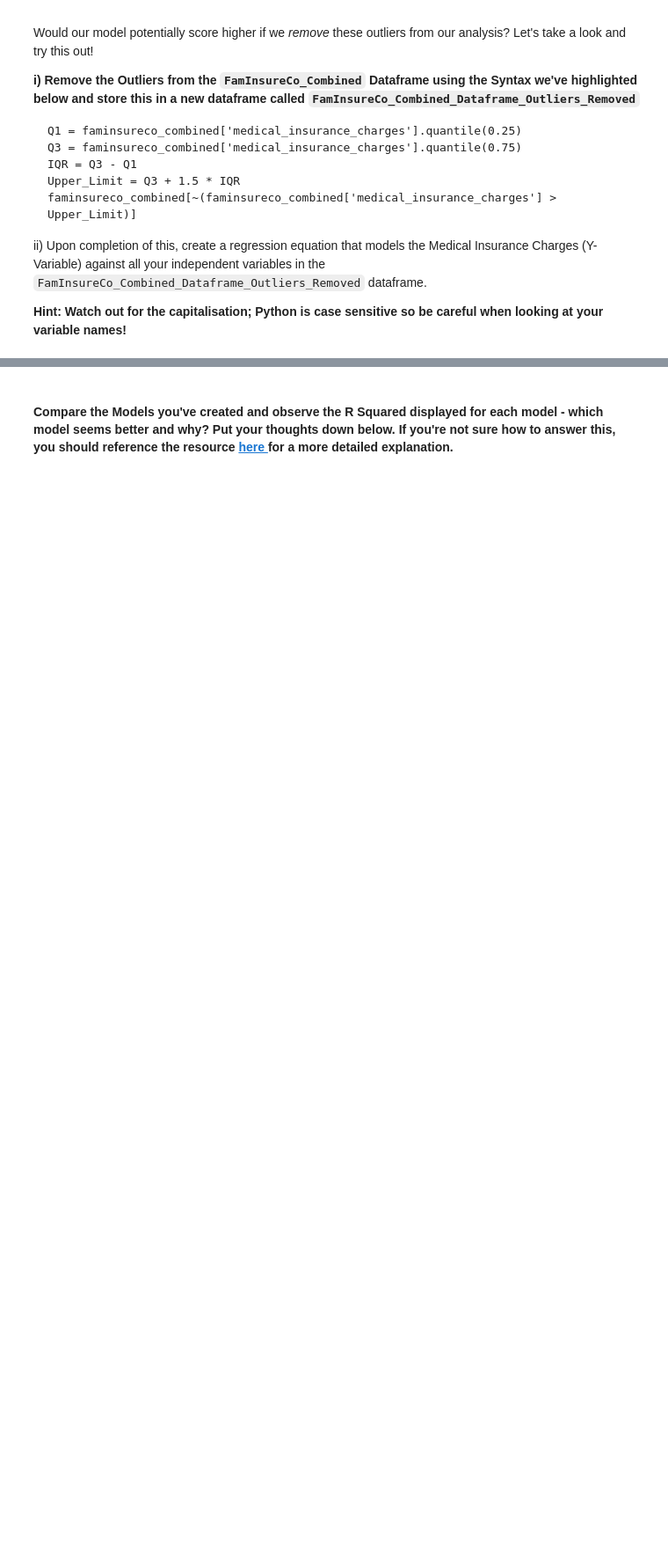
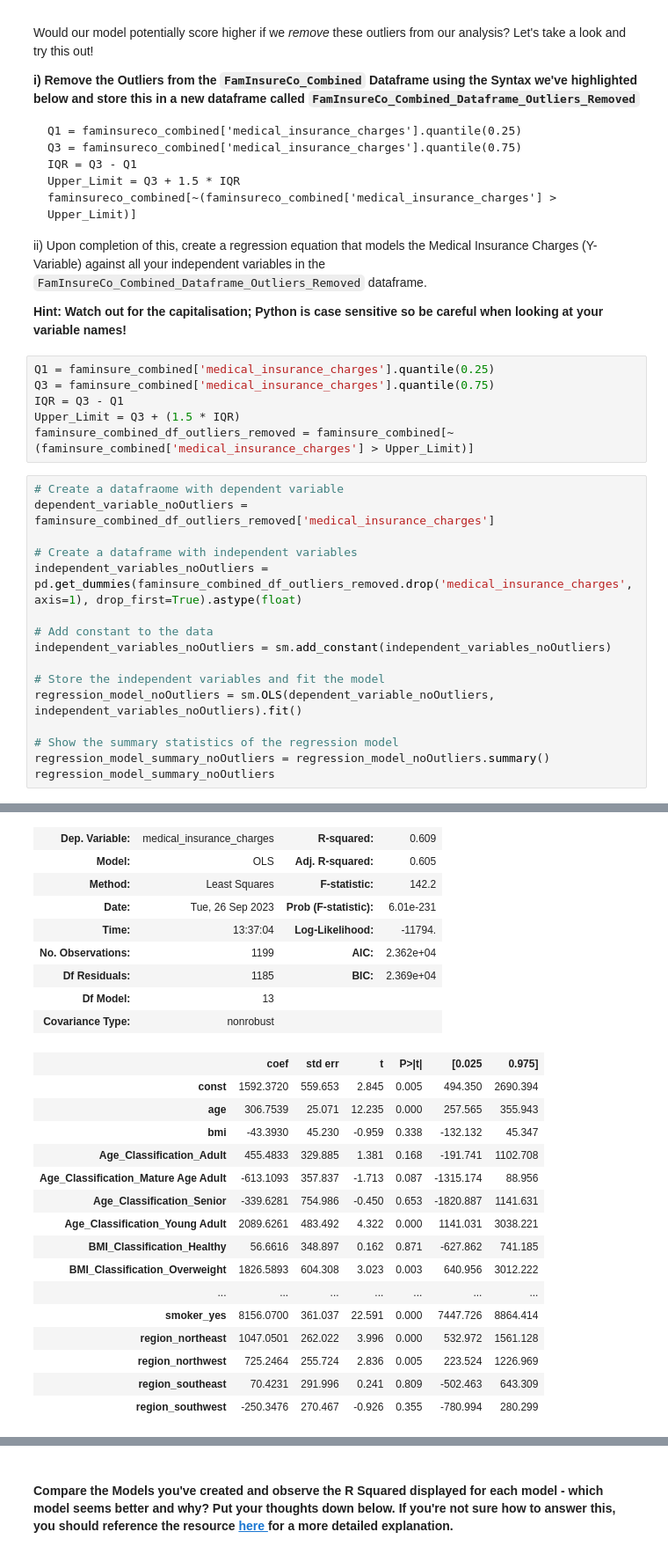
Before and after one commit to christinedbaxter/sb_CaseStudy_FamInsureCo, a Jupyter notebook: FamInsureCo_OLS_Case_Study.ipynb, the cells around one changed output, grey strips where cells are left out. Shown at 88% size. Drawn from its saved outputs; the diff is of its cells as text; blank space fills up the shorter version.

```diff
--- a/FamInsureCo_OLS_Case_Study.ipynb
+++ b/FamInsureCo_OLS_Case_Study.ipynb
@@ -980,3 +1098,26 @@ Would our model potentially score higher if we *remove* these outliers from our
 ii) Upon completion of this, create a regression equation that models the Medical Insurance Charges (Y-Variable) against all your independent variables in the `FamInsureCo_Combined_Dataframe_Outliers_Removed` dataframe. </b>
 
 <b> Hint: Watch out for the capitalisation; Python is case sensitive so be careful when looking at your variable names! </b>
+# %%
+Q1 = faminsure_combined['medical_insurance_charges'].quantile(0.25)
+Q3 = faminsure_combined['medical_insurance_charges'].quantile(0.75)
+IQR = Q3 - Q1
+Upper_Limit = Q3 + (1.5 * IQR)
+faminsure_combined_df_outliers_removed = faminsure_combined[~(faminsure_combined['medical_insurance_charges'] > Upper_Limit)]
+# %%
+# Create a datafraome with dependent variable
+dependent_variable_noOutliers =  faminsure_combined_df_outliers_removed['medical_insurance_charges']
+
+# Create a dataframe with independent variables
+independent_variables_noOutliers = pd.get_dummies(faminsure_combined_df_outliers_removed.drop('medical_insurance_charges', axis=1), drop_first=True).astype(float)
+
+# Add constant to the data
+independent_variables_noOutliers = sm.add_constant(independent_variables_noOutliers)
+
+# Store the independent variables and fit the model
+regression_model_noOutliers = sm.OLS(dependent_variable_noOutliers, independent_variables_noOutliers).fit()
+
+# Show the summary statistics of the regression model
+regression_model_summary_noOutliers = regression_model_noOutliers.summary()
+regression_model_summary_noOutliers
+# %% [output]
@@ -982,0 +1125,25 @@ ii) Upon completion of this, create a regression equation that models the Medica
+| Dep. Variable: | medical_insurance_charges | R-squared: | 0.609 |
+| Model: | OLS | Adj. R-squared: | 0.605 |
+| Method: | Least Squares | F-statistic: | 142.2 |
+| Date: | Tue, 26 Sep 2023 | Prob (F-statistic): | 6.01e-231 |
+| Time: | 13:37:04 | Log-Likelihood: | -11794. |
+| No. Observations: | 1199 | AIC: | 2.362e+04 |
+| Df Residuals: | 1185 | BIC: | 2.369e+04 |
+| Df Model: | 13 |  |  |
+| Covariance Type: | nonrobust |  |  |
+|  | coef | std err | t | P>|t| | [0.025 | 0.975] |
+| const | 1592.3720 | 559.653 | 2.845 | 0.005 | 494.350 | 2690.394 |
+| age | 306.7539 | 25.071 | 12.235 | 0.000 | 257.565 | 355.943 |
+| bmi | -43.3930 | 45.230 | -0.959 | 0.338 | -132.132 | 45.347 |
+| Age_Classification_Adult | 455.4833 | 329.885 | 1.381 | 0.168 | -191.741 | 1102.708 |
+| Age_Classification_Mature Age Adult | -613.1093 | 357.837 | -1.713 | 0.087 | -1315.174 | 88.956 |
+| Age_Classification_Senior | -339.6281 | 754.986 | -0.450 | 0.653 | -1820.887 | 1141.631 |
+| Age_Classification_Young Adult | 2089.6261 | 483.492 | 4.322 | 0.000 | 1141.031 | 3038.221 |
+| BMI_Classification_Healthy | 56.6616 | 348.897 | 0.162 | 0.871 | -627.862 | 741.185 |
+| BMI_Classification_Overweight | 1826.5893 | 604.308 | 3.023 | 0.003 | 640.956 | 3012.222 |
+| ... | ... | ... | ... | ... | ... | ... |
+| smoker_yes | 8156.0700 | 361.037 | 22.591 | 0.000 | 7447.726 | 8864.414 |
+| region_northeast | 1047.0501 | 262.022 | 3.996 | 0.000 | 532.972 | 1561.128 |
+| region_northwest | 725.2464 | 255.724 | 2.836 | 0.005 | 223.524 | 1226.969 |
+| region_southeast | 70.4231 | 291.996 | 0.241 | 0.809 | -502.463 | 643.309 |
+| region_southwest | -250.3476 | 270.467 | -0.926 | 0.355 | -780.994 | 280.299 |
```
Also changed, not shown: parts of 28 cells of this notebook.
